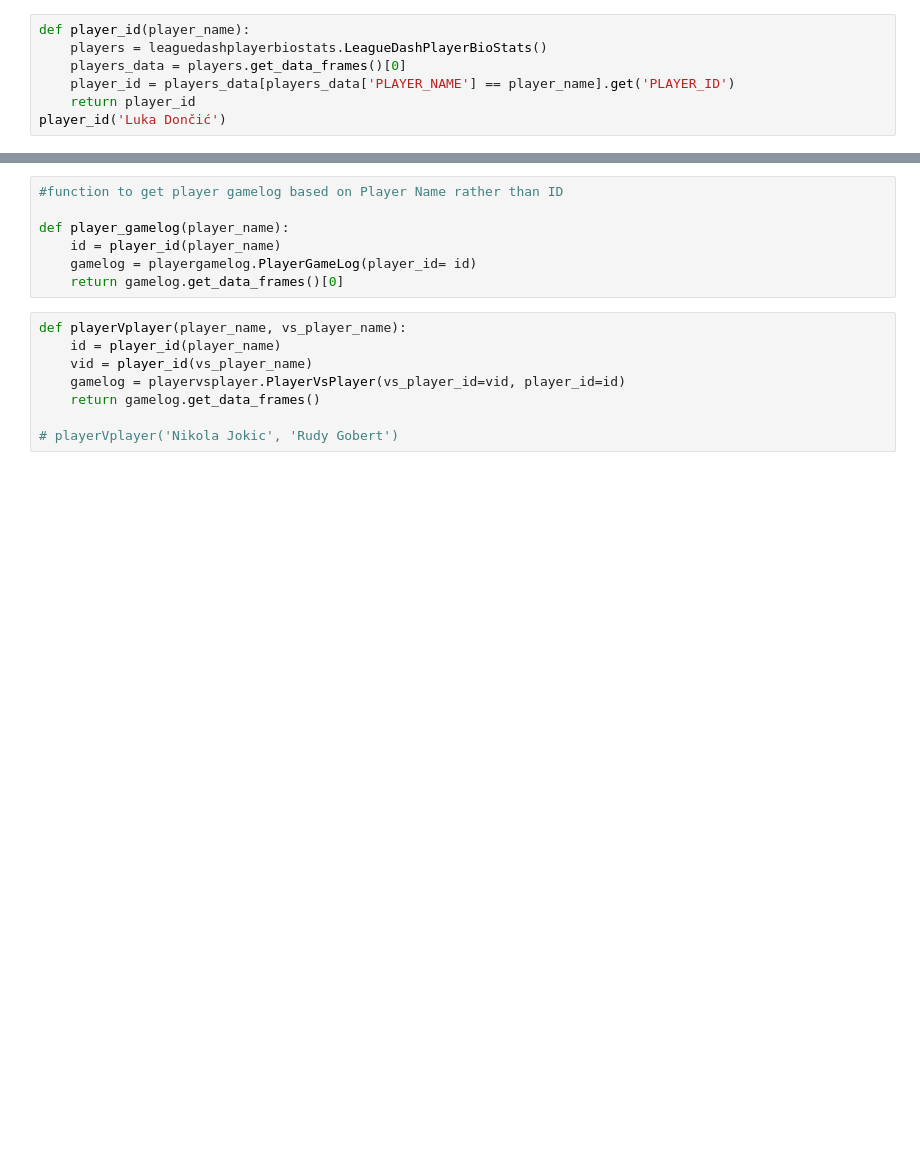
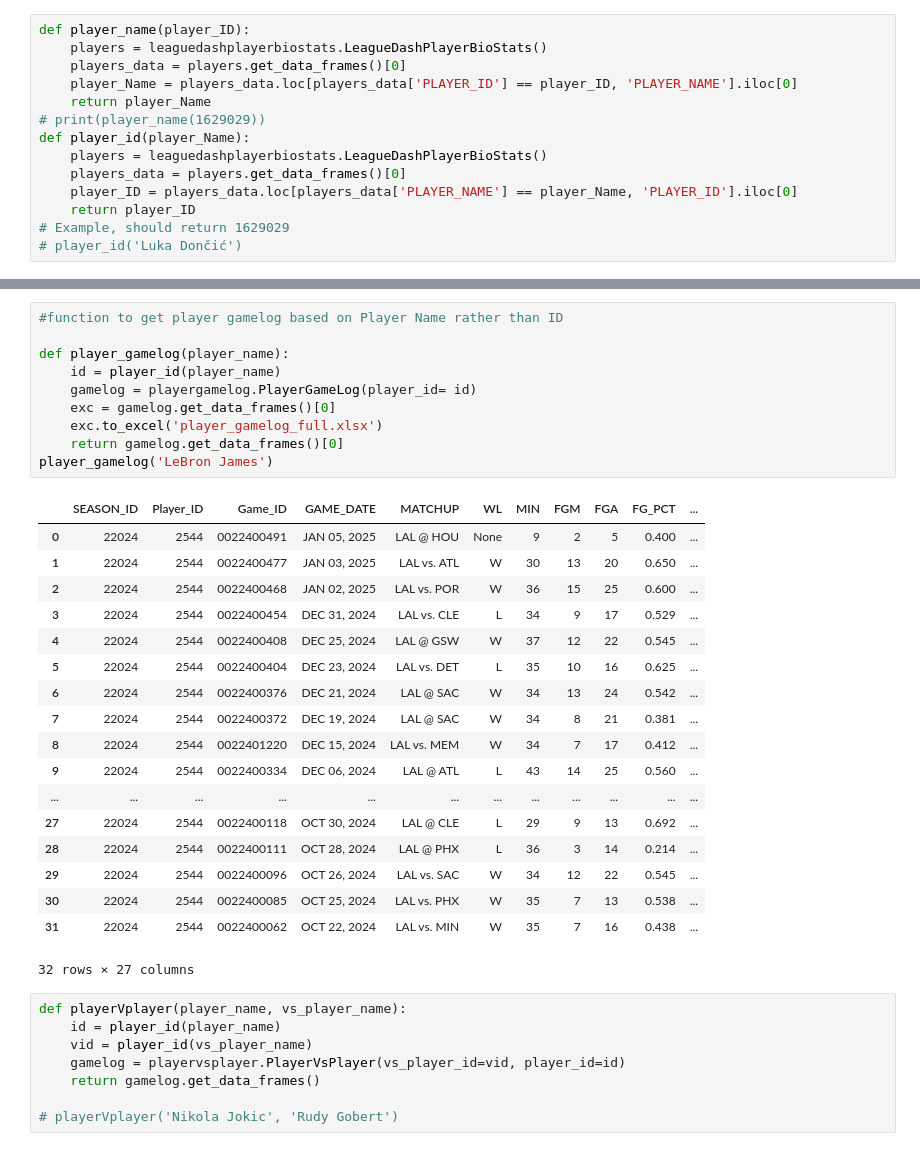
Before and after one commit to ansh-mujral/nbapreds, a Jupyter notebook: nbaML.ipynb, the cells around one changed output, grey strips where cells are left out. Saved outputs shown, nothing was run; the diff lists cells and outputs as text; blank space fills up the shorter version.

```diff
--- a/nbaML.ipynb
+++ b/nbaML.ipynb
@@ -20,9 +21,16 @@ import joblib
 # Set the timeout
 NBAStatsHTTP.timeout = 120  # Set to 30 seconds; adjust as needed
 # %%
-def player_id(player_name):
+def player_name(player_ID):
     players = leaguedashplayerbiostats.LeagueDashPlayerBioStats()
     players_data = players.get_data_frames()[0]
-    player_id = players_data[players_data['PLAYER_NAME'] == player_name].get('PLAYER_ID')
-    return player_id
-player_id('Luka Dončić')
+    player_Name = players_data.loc[players_data['PLAYER_ID'] == player_ID, 'PLAYER_NAME'].iloc[0]
+    return player_Name
+# print(player_name(1629029))
+def player_id(player_Name):
+    players = leaguedashplayerbiostats.LeagueDashPlayerBioStats()
+    players_data = players.get_data_frames()[0]
+    player_ID = players_data.loc[players_data['PLAYER_NAME'] == player_Name, 'PLAYER_ID'].iloc[0]
+    return player_ID
+# Example, should return 1629029
+# player_id('Luka Dončić')
@@ -42,10 +51,32 @@ team_id('LAL')
 # %%
 #function to get player gamelog based on Player Name rather than ID
 
 def player_gamelog(player_name):
     id = player_id(player_name)
     gamelog = playergamelog.PlayerGameLog(player_id= id)
+    exc = gamelog.get_data_frames()[0]
+    exc.to_excel('player_gamelog_full.xlsx')
     return gamelog.get_data_frames()[0]
+player_gamelog('LeBron James')
+# %% [output]
+|  | SEASON_ID | Player_ID | Game_ID | GAME_DATE | MATCHUP | WL | MIN | FGM | FGA | FG_PCT | ... |
+| 0 | 22024 | 2544 | 0022400491 | JAN 05, 2025 | LAL @ HOU | None | 9 | 2 | 5 | 0.400 | ... |
+| 1 | 22024 | 2544 | 0022400477 | JAN 03, 2025 | LAL vs. ATL | W | 30 | 13 | 20 | 0.650 | ... |
+| 2 | 22024 | 2544 | 0022400468 | JAN 02, 2025 | LAL vs. POR | W | 36 | 15 | 25 | 0.600 | ... |
+| 3 | 22024 | 2544 | 0022400454 | DEC 31, 2024 | LAL vs. CLE | L | 34 | 9 | 17 | 0.529 | ... |
+| 4 | 22024 | 2544 | 0022400408 | DEC 25, 2024 | LAL @ GSW | W | 37 | 12 | 22 | 0.545 | ... |
+| 5 | 22024 | 2544 | 0022400404 | DEC 23, 2024 | LAL vs. DET | L | 35 | 10 | 16 | 0.625 | ... |
+| 6 | 22024 | 2544 | 0022400376 | DEC 21, 2024 | LAL @ SAC | W | 34 | 13 | 24 | 0.542 | ... |
+| 7 | 22024 | 2544 | 0022400372 | DEC 19, 2024 | LAL @ SAC | W | 34 | 8 | 21 | 0.381 | ... |
+| 8 | 22024 | 2544 | 0022401220 | DEC 15, 2024 | LAL vs. MEM | W | 34 | 7 | 17 | 0.412 | ... |
+| 9 | 22024 | 2544 | 0022400334 | DEC 06, 2024 | LAL @ ATL | L | 43 | 14 | 25 | 0.560 | ... |
+| ... | ... | ... | ... | ... | ... | ... | ... | ... | ... | ... | ... |
+| 27 | 22024 | 2544 | 0022400118 | OCT 30, 2024 | LAL @ CLE | L | 29 | 9 | 13 | 0.692 | ... |
+| 28 | 22024 | 2544 | 0022400111 | OCT 28, 2024 | LAL @ PHX | L | 36 | 3 | 14 | 0.214 | ... |
+| 29 | 22024 | 2544 | 0022400096 | OCT 26, 2024 | LAL vs. SAC | W | 34 | 12 | 22 | 0.545 | ... |
+| 30 | 22024 | 2544 | 0022400085 | OCT 25, 2024 | LAL vs. PHX | W | 35 | 7 | 13 | 0.538 | ... |
+| 31 | 22024 | 2544 | 0022400062 | OCT 22, 2024 | LAL vs. MIN | W | 35 | 7 | 16 | 0.438 | ... |
+32 rows × 27 columns
 # %%
 def playerVplayer(player_name, vs_player_name):
     id = player_id(player_name)
```
Also changed, not shown: parts of 20 cells of this notebook, 16 other files.
